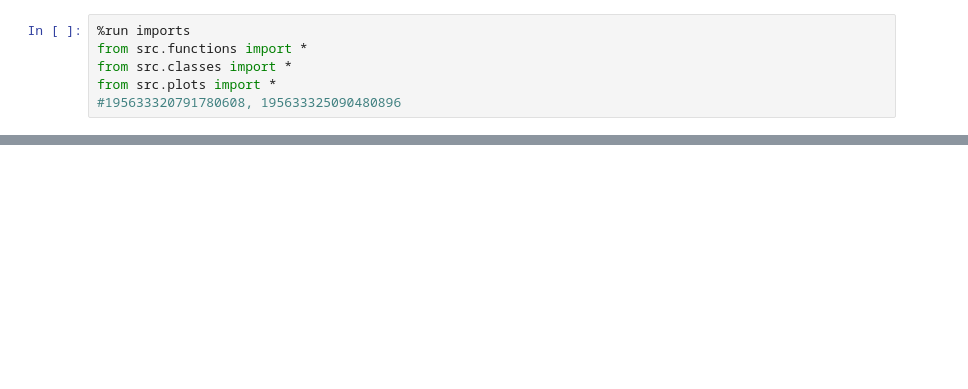
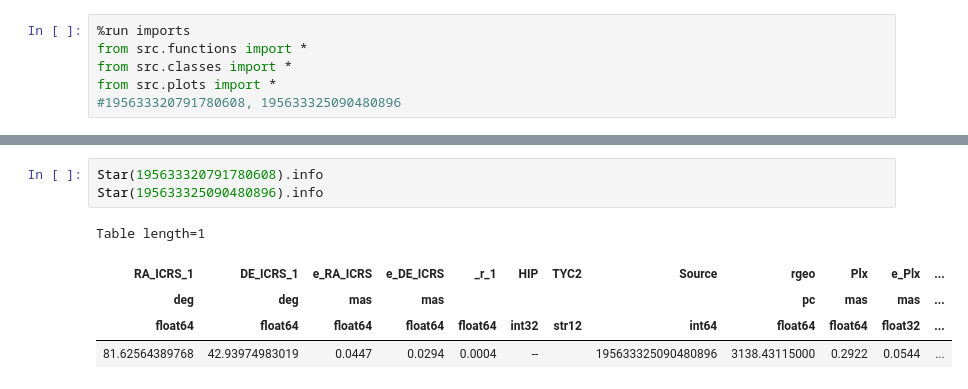
Before and after one commit to surodeep26/Traceback, a Jupyter notebook: main.ipynb, the cells around one changed output, grey strips where cells are left out. Saved outputs shown, nothing was run; the diff lists cells and outputs as text; blank space fills up the shorter version.

```diff
--- a/main.ipynb
+++ b/main.ipynb
@@ -35,3 +19,12 @@ coord
+# %%
+Star(195633320791780608).info
+Star(195633325090480896).info
+# %% [output]
+Table length=1
+| RA_ICRS_1 | DE_ICRS_1 | e_RA_ICRS | e_DE_ICRS | _r_1 | HIP | TYC2 | Source | rgeo | Plx | e_Plx | ... |
+| deg | deg | mas | mas |  |  |  |  | pc | mas | mas | ... |
+| float64 | float64 | float64 | float64 | float64 | int32 | str12 | int64 | float64 | float64 | float32 | ... |
+| 81.62564389768 | 42.93974983019 | 0.0447 | 0.0294 | 0.0004 | -- |  | 195633325090480896 | 3138.43115000 | 0.2922 | 0.0544 | ... |
 # %%
 coord = SkyCoord.from_name("SNR G166.0+04.3")
 radius = 1*u.deg
```
Also changed, not shown: parts of 8 cells of this notebook, 11 other files.
